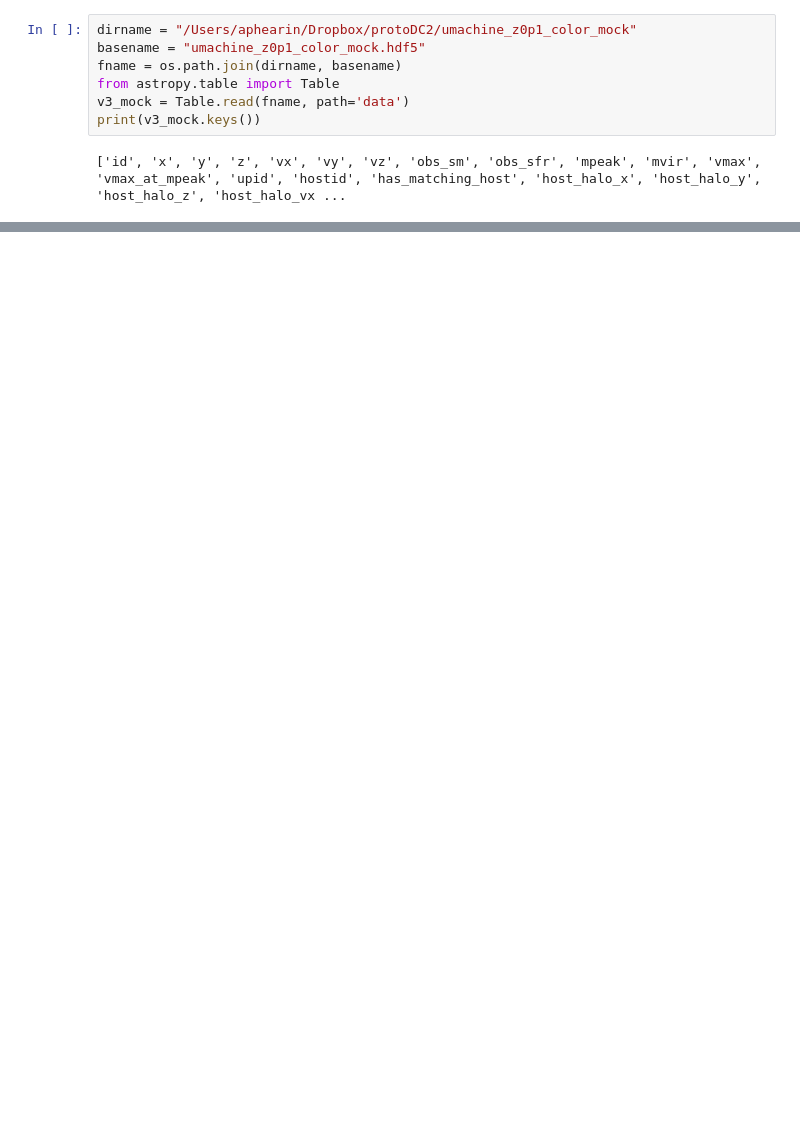
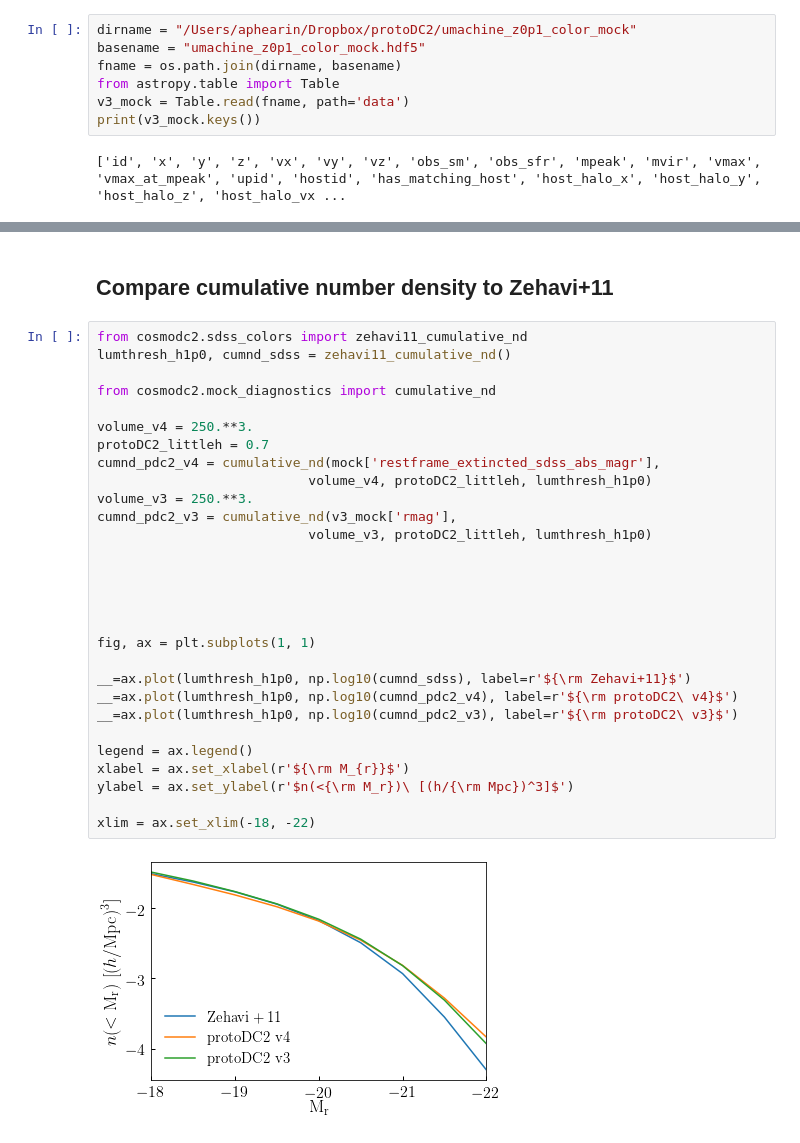
Before and after one commit to LSSTDESC/cosmodc2, a Jupyter notebook: notebooks/magr_calibration.ipynb, the cells around one changed output, grey strips where cells are left out. Cells and saved outputs as stored; diff of their text form; blank space fills up the shorter version.

```diff
--- a/notebooks/magr_calibration.ipynb
+++ b/notebooks/magr_calibration.ipynb
@@ -36,0 +66,33 @@ from cosmodc2.sdss_colors import zehavi11_cumulative_nd, zehavi11_clustering
+# %% [markdown]
+## Compare cumulative number density to Zehavi+11
+# %%
+from cosmodc2.sdss_colors import zehavi11_cumulative_nd
+lumthresh_h1p0, cumnd_sdss = zehavi11_cumulative_nd()
+
+from cosmodc2.mock_diagnostics import cumulative_nd
+
+volume_v4 = 250.**3.
+protoDC2_littleh = 0.7
+cumnd_pdc2_v4 = cumulative_nd(mock['restframe_extincted_sdss_abs_magr'],
+                           volume_v4, protoDC2_littleh, lumthresh_h1p0)
+volume_v3 = 250.**3.
+cumnd_pdc2_v3 = cumulative_nd(v3_mock['rmag'],
+                           volume_v3, protoDC2_littleh, lumthresh_h1p0)
+
+
+
+
+
+fig, ax = plt.subplots(1, 1)
+
+__=ax.plot(lumthresh_h1p0, np.log10(cumnd_sdss), label=r'${\rm Zehavi+11}$')
+__=ax.plot(lumthresh_h1p0, np.log10(cumnd_pdc2_v4), label=r'${\rm protoDC2\ v4}$')
+__=ax.plot(lumthresh_h1p0, np.log10(cumnd_pdc2_v3), label=r'${\rm protoDC2\ v3}$')
+
+legend = ax.legend()
+xlabel = ax.set_xlabel(r'${\rm M_{r}}$')
+ylabel = ax.set_ylabel(r'$n(<{\rm M_r})\ [(h/{\rm Mpc})^3]$')
+
+xlim = ax.set_xlim(-18, -22)
+# %% [output]
+[figure, added]
```
Also changed, not shown: parts of 10 cells of this notebook, 4 other files.
